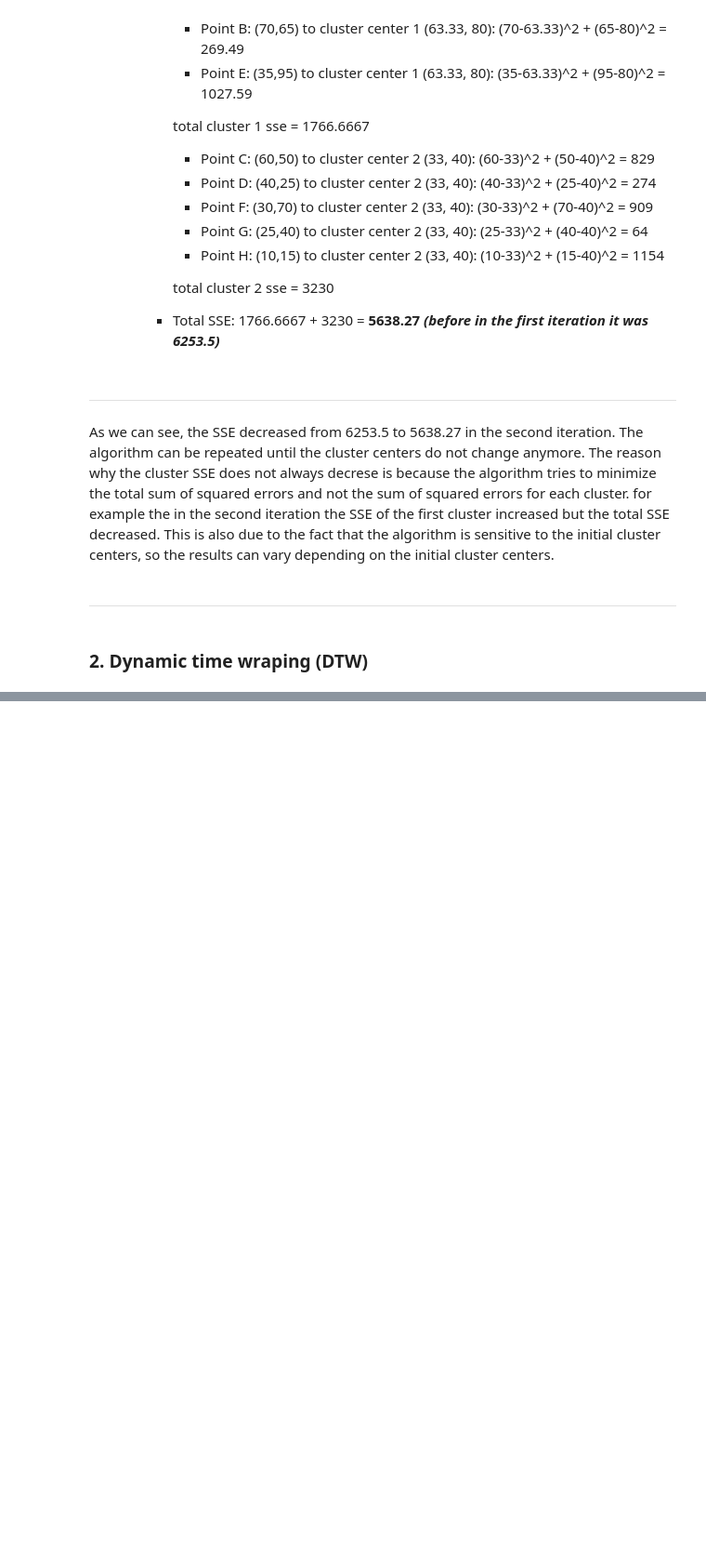
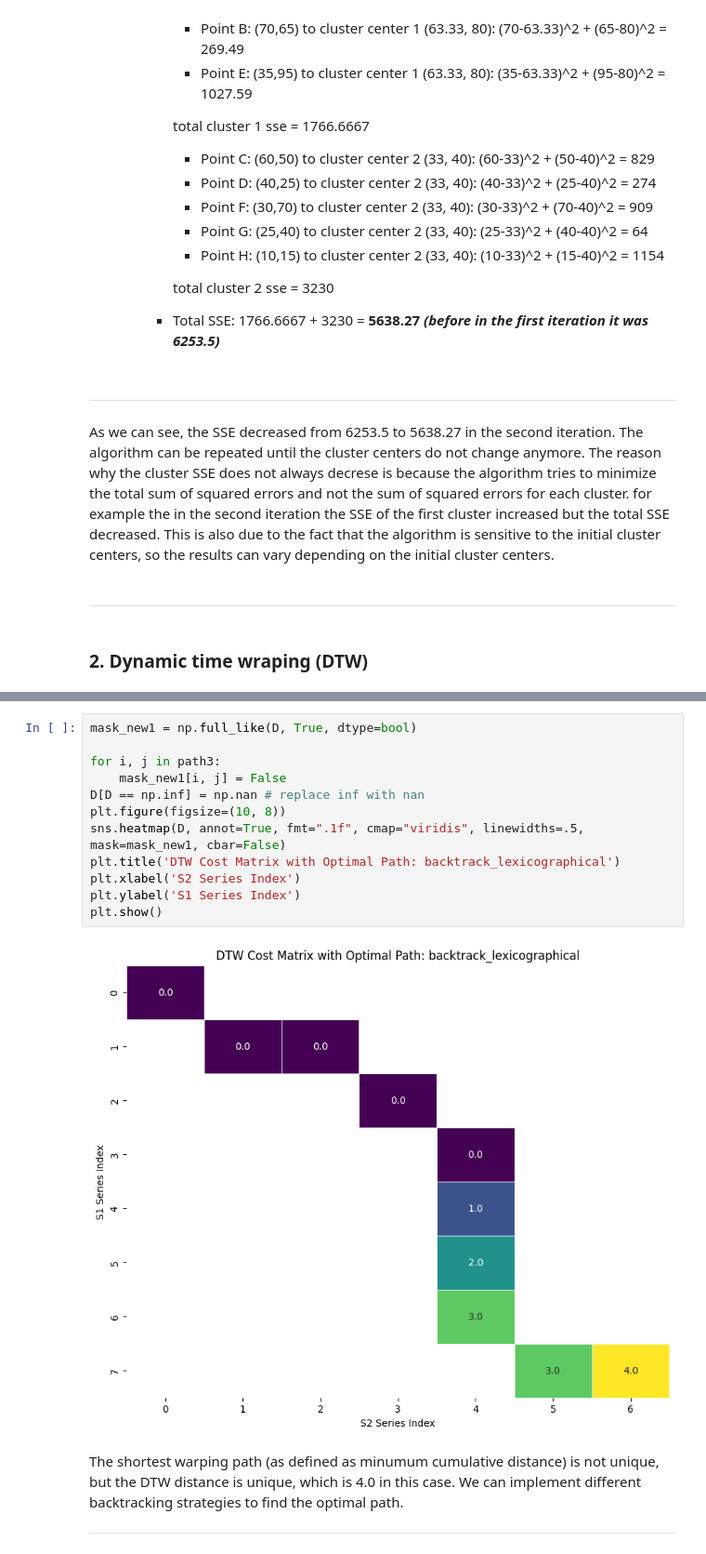
Before and after one commit to rfahrn/Time-Series-Exercises, a Jupyter notebook: exercise_6.ipynb, the cells around one changed output, grey strips where cells are left out. Shown: that part at 93% size. Drawn from its saved outputs; the diff is of its cells as text; blank space fills up the shorter version.

```diff
--- a/exercise_6.ipynb
+++ b/exercise_6.ipynb
@@ -364,0 +448,19 @@ Shortest Warping Path:
+# %%
+mask_new1 = np.full_like(D, True, dtype=bool)
+
+for i, j in path3:
+    mask_new1[i, j] = False
+D[D == np.inf] = np.nan # replace inf with nan
+plt.figure(figsize=(10, 8))
+sns.heatmap(D, annot=True, fmt=".1f", cmap="viridis", linewidths=.5, mask=mask_new1, cbar=False)
+plt.title('DTW Cost Matrix with Optimal Path: backtrack_lexicographical')
+plt.xlabel('S2 Series Index')
+plt.ylabel('S1 Series Index')
+plt.show()
+# %% [output]
+[figure, added]
+# %% [markdown]
+The shortest warping path (as defined as minumum cumulative distance) is not unique, but the DTW distance is unique, which is 4.0 in this case. We can implement different backtracking strategies to find the optimal path.
+
+
+---
```
Also changed, not shown: parts of 11 cells of this notebook.
